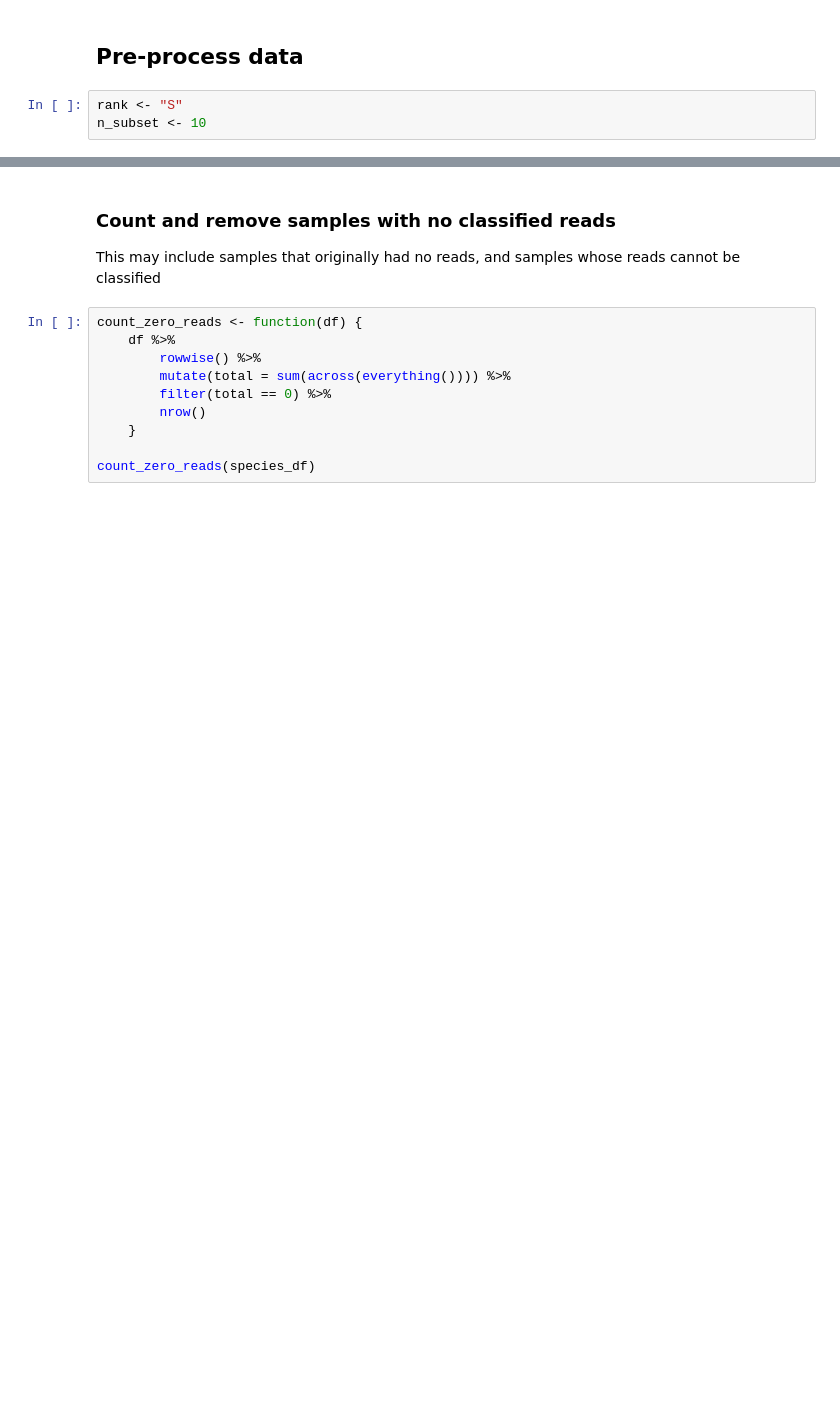
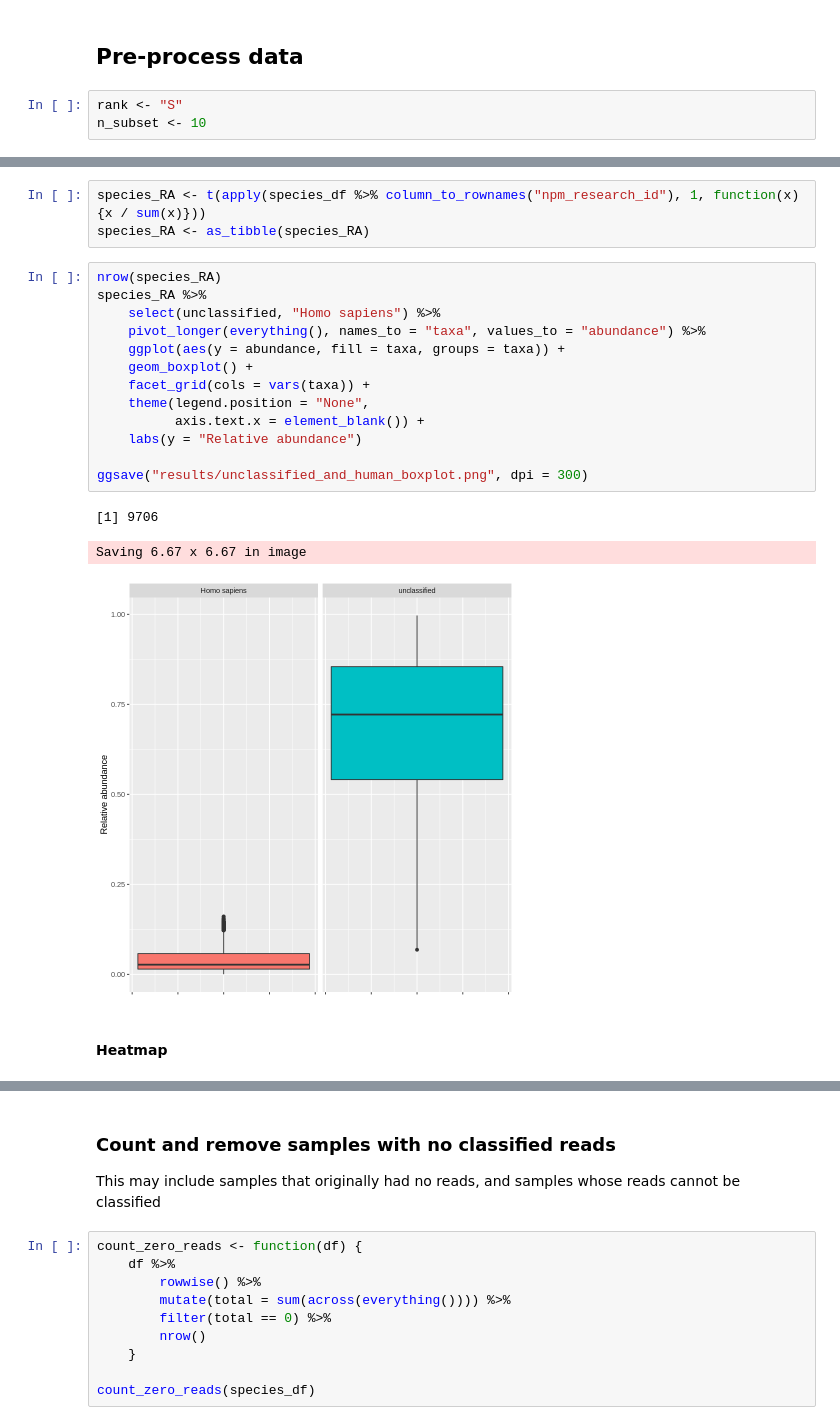
Before and after one commit to cednotsed/blood_microbial_signatures, a Jupyter notebook: analysis/abundance_analysis.ipynb, the cells around one changed output, grey strips where cells are left out. Saved outputs shown, nothing was run; the diff lists cells and outputs as text; blank space fills up the shorter version.

```diff
--- a/analysis/abundance_analysis.ipynb
+++ b/analysis/abundance_analysis.ipynb
@@ -68,0 +69,22 @@ A data.frame: 6 × 3988
+# %%
+species_RA <- t(apply(species_df %>% column_to_rownames("npm_research_id"), 1, function(x) {x / sum(x)}))
+species_RA <- as_tibble(species_RA)
+# %%
+nrow(species_RA)
+species_RA %>%
+    select(unclassified, "Homo sapiens") %>%
+    pivot_longer(everything(), names_to = "taxa", values_to = "abundance") %>%
+    ggplot(aes(y = abundance, fill = taxa, groups = taxa)) +
+    geom_boxplot() +
+    facet_grid(cols = vars(taxa)) +
+    theme(legend.position = "None",
+          axis.text.x = element_blank()) +
+    labs(y = "Relative abundance")
+
+ggsave("results/unclassified_and_human_boxplot.png", dpi = 300)
+# %% [output]
+[1] 9706
+Saving 6.67 x 6.67 in image
+[figure, added]
+# %% [markdown]
+#### Heatmap
```
Also changed, not shown: parts of 6 cells of this notebook, 7 other files.
